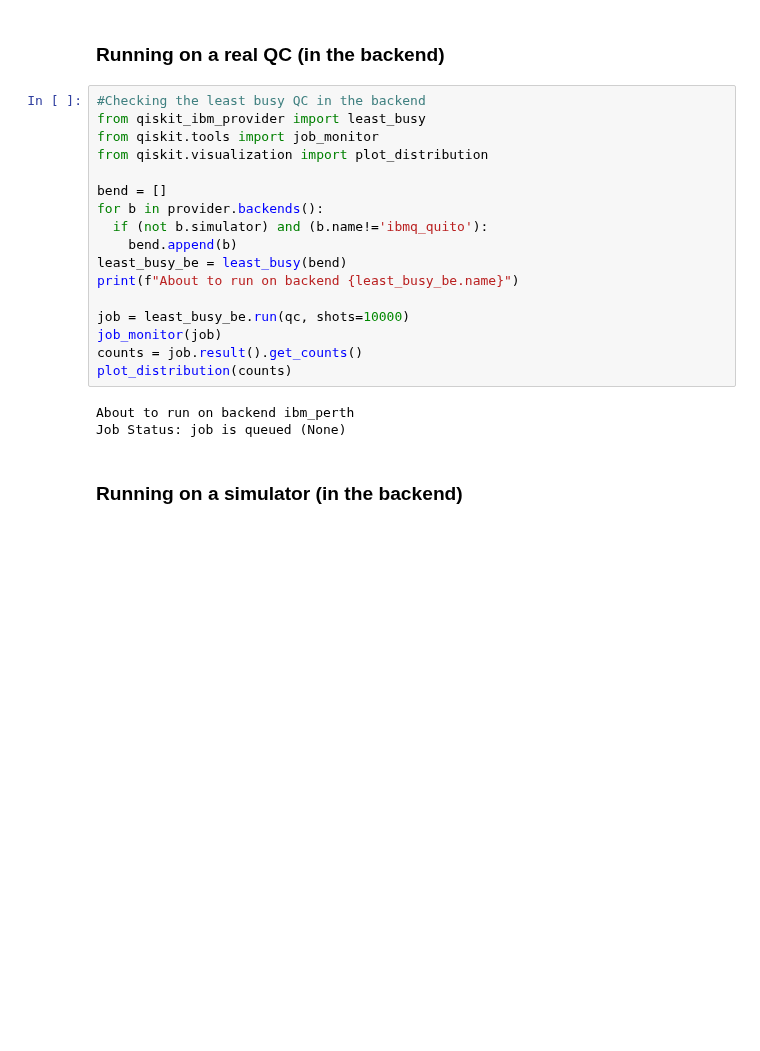
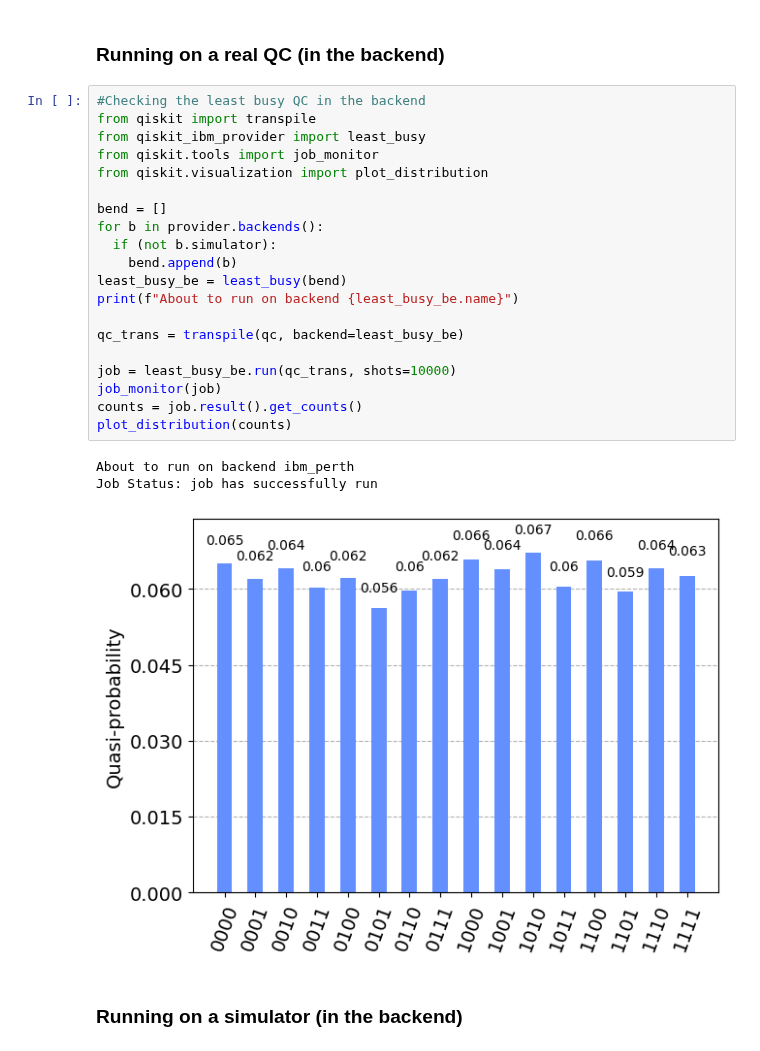
Before and after one commit to mrromaniuc/quantum-computing, a Jupyter notebook: QC_Executing_Quantum_Circuits.ipynb, the cells around one changed output. Cells and saved outputs as stored; diff of their text form; blank space fills up the shorter version.

```diff
--- a/QC_Executing_Quantum_Circuits.ipynb
+++ b/QC_Executing_Quantum_Circuits.ipynb
@@ -85,24 +85,28 @@ provider.backends()
 ### Running on a real QC (in the backend)
 # %%
 #Checking the least busy QC in the backend
+from qiskit import transpile
 from qiskit_ibm_provider import least_busy
 from qiskit.tools import job_monitor
 from qiskit.visualization import plot_distribution
 
 bend = []
 for b in provider.backends():
-  if (not b.simulator) and (b.name!='ibmq_quito'):
+  if (not b.simulator):
     bend.append(b)
 least_busy_be = least_busy(bend)
 print(f"About to run on backend {least_busy_be.name}")
 
-job = least_busy_be.run(qc, shots=10000)
+qc_trans = transpile(qc, backend=least_busy_be)
+
+job = least_busy_be.run(qc_trans, shots=10000)
 job_monitor(job)
 counts = job.result().get_counts()
 plot_distribution(counts)
 # %% [output]
 About to run on backend ibm_perth
-Job Status: job is queued (None)
+Job Status: job has successfully run
+[figure, added]
 # %% [markdown]
 ### Running on a simulator (in the backend)
 # %%
```
Also changed, not shown: parts of 6 cells of this notebook.
